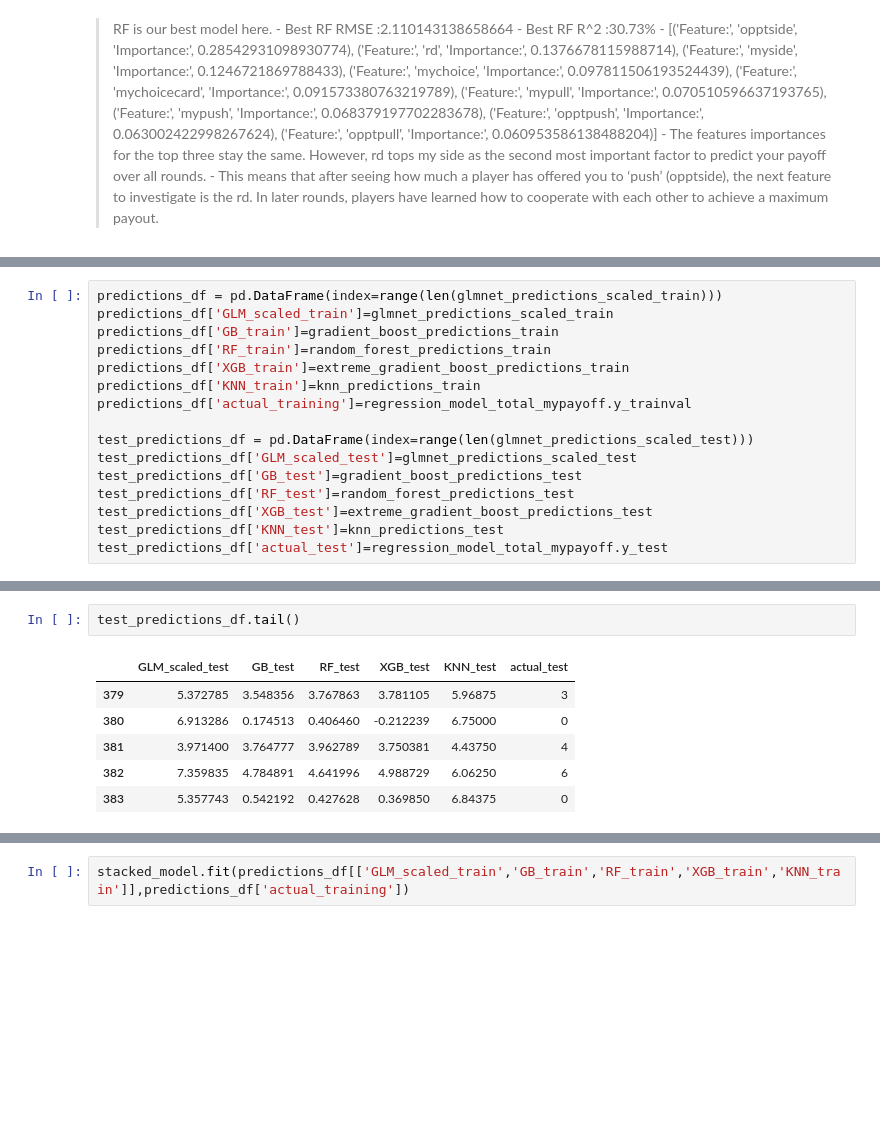
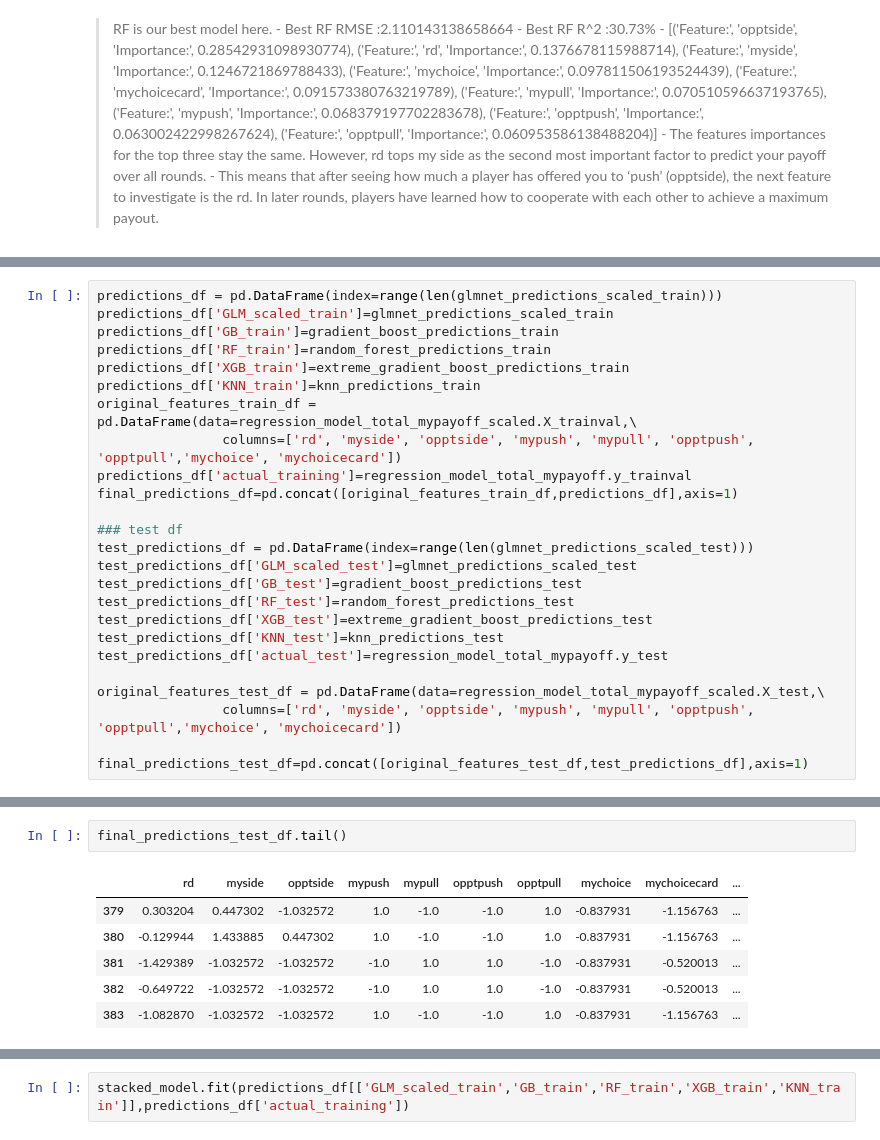
Before and after one commit to jonhilgart22/Galvanize-Machine-Learning-I, a Jupyter notebook: Final_Project_Ultimatum_Game/ML_Final_Ultimatum_Game.ipynb, the cells around one changed output, grey strips where cells are left out. Drawn from its saved outputs; the diff is of its cells as text; blank space fills up the shorter version.

```diff
--- a/Final_Project_Ultimatum_Game/ML_Final_Ultimatum_Game.ipynb
+++ b/Final_Project_Ultimatum_Game/ML_Final_Ultimatum_Game.ipynb
@@ -1857,8 +1905,12 @@ predictions_df['GB_train']=gradient_boost_predictions_train
 predictions_df['RF_train']=random_forest_predictions_train
 predictions_df['XGB_train']=extreme_gradient_boost_predictions_train
 predictions_df['KNN_train']=knn_predictions_train
+original_features_train_df = pd.DataFrame(data=regression_model_total_mypayoff_scaled.X_trainval,\
+                columns=['rd', 'myside', 'opptside', 'mypush', 'mypull', 'opptpush', 'opptpull','mychoice', 'mychoicecard'])
 predictions_df['actual_training']=regression_model_total_mypayoff.y_trainval
+final_predictions_df=pd.concat([original_features_train_df,predictions_df],axis=1)
 
+### test df
 test_predictions_df = pd.DataFrame(index=range(len(glmnet_predictions_scaled_test)))
 test_predictions_df['GLM_scaled_test']=glmnet_predictions_scaled_test
 test_predictions_df['GB_test']=gradient_boost_predictions_test
@@ -1866,4 +1918,9 @@ test_predictions_df['RF_test']=random_forest_predictions_test
 test_predictions_df['XGB_test']=extreme_gradient_boost_predictions_test
 test_predictions_df['KNN_test']=knn_predictions_test
 test_predictions_df['actual_test']=regression_model_total_mypayoff.y_test
+
+original_features_test_df = pd.DataFrame(data=regression_model_total_mypayoff_scaled.X_test,\
+                columns=['rd', 'myside', 'opptside', 'mypush', 'mypull', 'opptpush', 'opptpull','mychoice', 'mychoicecard'])
+
+final_predictions_test_df=pd.concat([original_features_test_df,test_predictions_df],axis=1)
 # %%
@@ -1878,9 +1949,9 @@ predictions_df.head()
 # %%
-test_predictions_df.tail()
+final_predictions_test_df.tail()
 # %% [output]
-|  | GLM_scaled_test | GB_test | RF_test | XGB_test | KNN_test | actual_test |
-| 379 | 5.372785 | 3.548356 | 3.767863 | 3.781105 | 5.96875 | 3 |
-| 380 | 6.913286 | 0.174513 | 0.406460 | -0.212239 | 6.75000 | 0 |
-| 381 | 3.971400 | 3.764777 | 3.962789 | 3.750381 | 4.43750 | 4 |
-| 382 | 7.359835 | 4.784891 | 4.641996 | 4.988729 | 6.06250 | 6 |
-| 383 | 5.357743 | 0.542192 | 0.427628 | 0.369850 | 6.84375 | 0 |
+|  | rd | myside | opptside | mypush | mypull | opptpush | opptpull | mychoice | mychoicecard | ... |
+| 379 | 0.303204 | 0.447302 | -1.032572 | 1.0 | -1.0 | -1.0 | 1.0 | -0.837931 | -1.156763 | ... |
+| 380 | -0.129944 | 1.433885 | 0.447302 | 1.0 | -1.0 | -1.0 | 1.0 | -0.837931 | -1.156763 | ... |
+| 381 | -1.429389 | -1.032572 | -1.032572 | -1.0 | 1.0 | 1.0 | -1.0 | -0.837931 | -0.520013 | ... |
+| 382 | -0.649722 | -1.032572 | -1.032572 | -1.0 | 1.0 | 1.0 | -1.0 | -0.837931 | -0.520013 | ... |
+| 383 | -1.082870 | -1.032572 | -1.032572 | 1.0 | -1.0 | -1.0 | 1.0 | -0.837931 | -1.156763 | ... |
```
Also changed, not shown: parts of 46 cells of this notebook, 5 other files.
